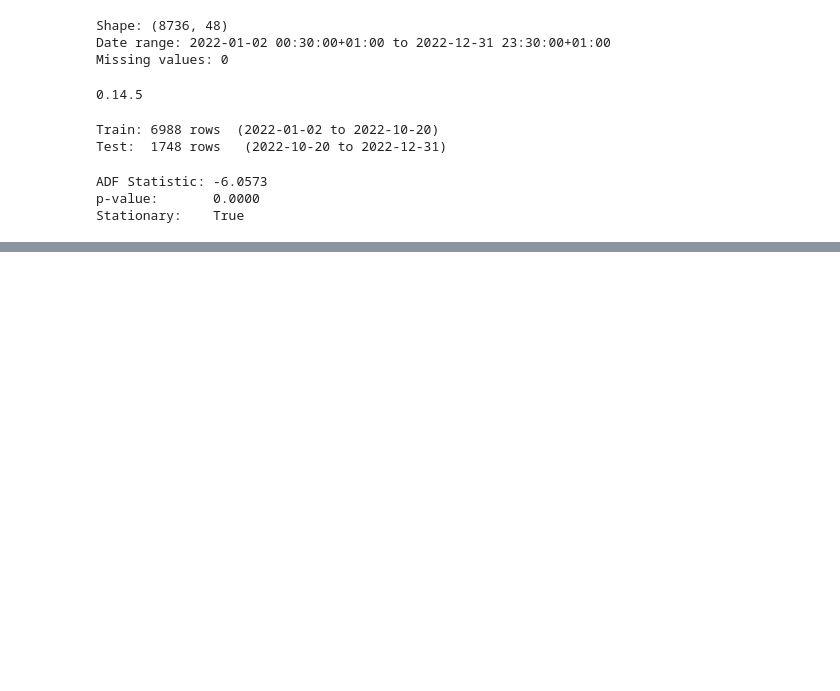
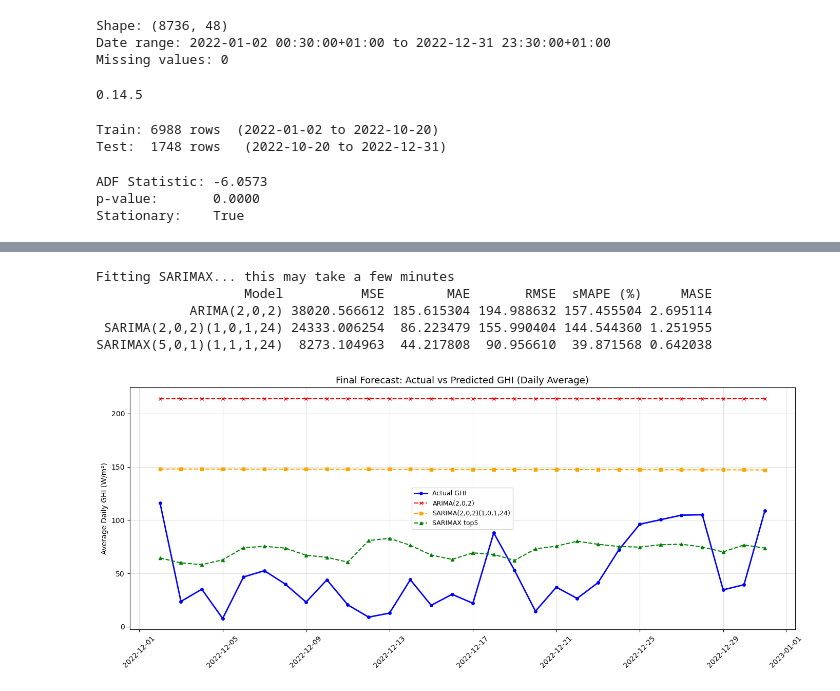
Before and after one commit to Smuthusivam/LEI-Assignment-01_Feb, a Jupyter notebook: Tasks/Tasks_2/Machine Learning Models.ipynb, the cells around one changed output, grey strips where cells are left out. Drawn from its saved outputs; the diff is of its cells as text; code cells hidden in the pictures; blank space fills up the shorter version.

```diff
--- a/Tasks/Tasks_2/Machine Learning Models.ipynb
+++ b/Tasks/Tasks_2/Machine Learning Models.ipynb
@@ -93,0 +200,7 @@ RMSE: 194.99 W/m²
+# %%
+# --- SARIMA ---
+print('\nFitting SARIMA(2,0,2)(1,0,1,24)... this may take a few minutes')
+model_sarima = SARIMAX(train, order=(2, 0, 2), seasonal_order=(1, 0, 1, 24))
+result_sarima = model_sarima.fit(disp=False)
+
+forecast_sarima = result_sarima.forecast(steps=len(test)).clip(lower=0)
@@ -93,0 +221,72 @@ RMSE: 194.99 W/m²
+# %%
+from statsmodels.tsa.statespace.sarimax import SARIMAX
+
+features_for_ml = [
+     'ET_irradiance',
+    'solar_elevation',
+    'Temperature'
+]
+
+# Split features chronologically same as train/test
+X_train = df[features_for_ml].iloc[:split]
+X_test  = df[features_for_ml].iloc[split:]
+
+# Fit SARIMAX with engineered features
+print('Fitting SARIMAX... this may take a few minutes')
+model_sarimax = SARIMAX(train,
+                         exog=X_train,
+                         order=(5, 0, 1),
+                         seasonal_order=(1, 1, 1, 24))
+result_sarimax = model_sarimax.fit(disp=False)
+
+forecast_sarimax = result_sarimax.forecast(steps=len(test),
+                                            exog=X_test).clip(lower=0)
+
+results_sarimax = evaluate_forecast(test, forecast_sarimax, train, 'SARIMAX(5,0,1)(1,1,1,24)')
+
+# Full comparison
+results = pd.concat([results_arima, results_sarima, results_sarimax], ignore_index=True)
+print(results.to_string(index=False))
+# %% [output]
+Fitting SARIMAX... this may take a few minutes
+                   Model          MSE        MAE       RMSE  sMAPE (%)     MASE
+            ARIMA(2,0,2) 38020.566612 185.615304 194.988632 157.455504 2.695114
+ SARIMA(2,0,2)(1,0,1,24) 24333.006254  86.223479 155.990404 144.544360 1.251955
+SARIMAX(5,0,1)(1,1,1,24)  8273.104963  44.217808  90.956610  39.871568 0.642038
+# %%
+# Combine actual and forecasts into one dataframe
+compare_df = pd.DataFrame({
+    'Actual':  test,
+    'ARIMA':   forecast_arima,
+    'SARIMA':  forecast_sarima,
+    'SARIMAX': forecast_sarimax
+}, index=test.index)
+
+# Resample to daily average
+compare_daily = compare_df.resample('D').mean()
+
+# Plot last 30 days
+plot_df = compare_daily.iloc[-30:]
+
+plt.figure(figsize=(14, 6))
+
+plt.plot(plot_df.index, plot_df['Actual'],
+         color='blue',     lw=2,   marker='o', markersize=4, label='Actual GHI')
+plt.plot(plot_df.index, plot_df['ARIMA'],
+         color='red',      lw=1.5, marker='x', markersize=4, linestyle='--', label='ARIMA(2,0,2)')
+plt.plot(plot_df.index, plot_df['SARIMA'],
+         color='orange',   lw=1.5, marker='s', markersize=4, linestyle='--', label='SARIMA(2,0,2)(1,0,1,24)')
+plt.plot(plot_df.index, plot_df['SARIMAX'],
+         color='green',    lw=1.5, marker='^', markersize=4, linestyle='--', label='SARIMAX top5')
+
+plt.title('Final Forecast: Actual vs Predicted GHI (Daily Average)', fontsize=13)
+plt.ylabel('Average Daily GHI (W/m²)')
+plt.xlabel('')
+plt.legend(fontsize=9)
+plt.grid(alpha=0.4)
+plt.xticks(rotation=45)
+plt.tight_layout()
+plt.savefig('../../outputs/forecast_final.png', bbox_inches='tight', dpi=150)
+plt.show()
+# %% [output]
+[figure, added]
```
Also changed, not shown: parts of 12 cells of this notebook, 4 other files.
